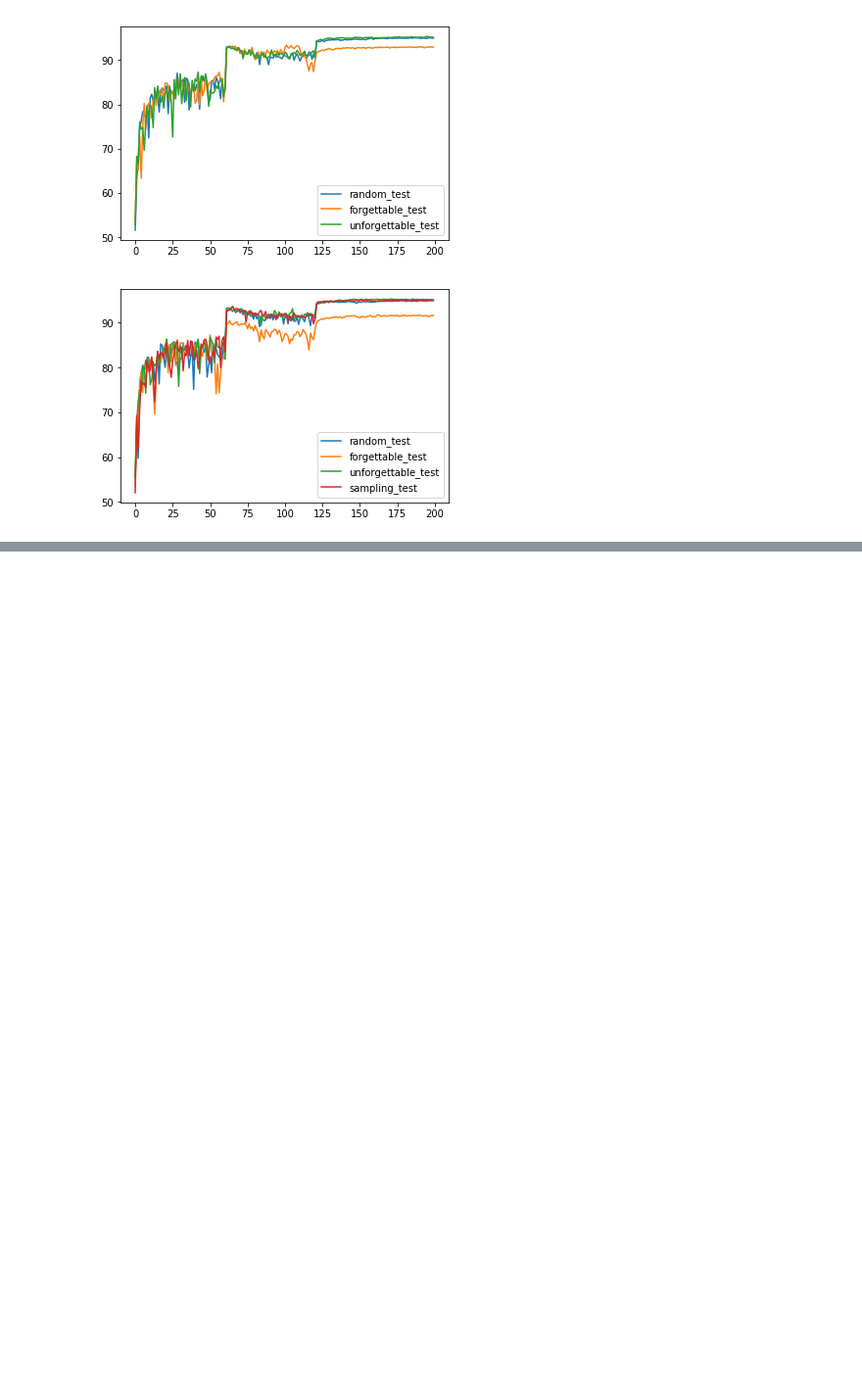
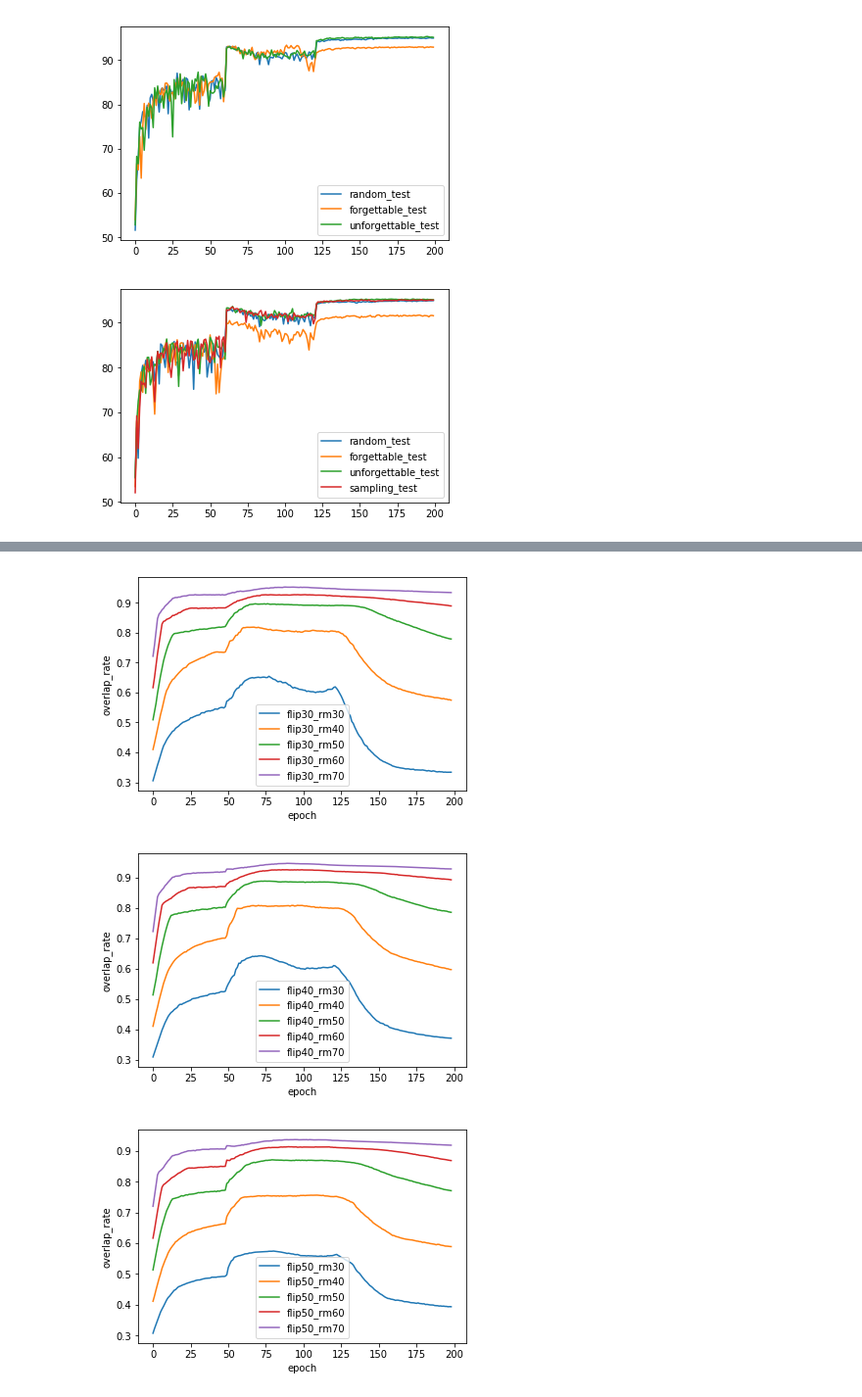
Before and after one commit to ZihengJiang/example_forgetting, a Jupyter notebook: analysis.ipynb, the cells around one changed output, grey strips where cells are left out. Shown at 98% size. Cells and saved outputs as stored; diff of their text form; code cells hidden in the pictures; blank space fills up the shorter version.

```diff
--- a/analysis.ipynb
+++ b/analysis.ipynb
@@ -222,0 +287,40 @@ train_on_noise_dataset()
+# %%
+def analyze_overlap1():
+    # analyze the overlap between removed data and flipped data
+    out_dir = './online_results'
+    fig_cnt = 0
+    num_samples = 50000
+    epochs = 200
+    for noise_percent in [30, 40, 50]:
+        fig_cnt += 1
+        plt.figure(fig_cnt)
+        for remove_percent in [30, 40, 50, 60, 70]:
+            remove_n = int(num_samples * remove_percent / 100)
+            stats = get_stats(out_dir, noise_percent_labels=noise_percent, remove_percent=remove_percent, remove_strategy='unforgettable')
+            flipped = get_flipped_data(out_dir, noise_percent_labels=noise_percent, remove_percent=remove_percent, remove_strategy='unforgettable')
+
+            counting = []
+            for idx in range(num_samples):
+                acc = np.array(stats[idx][1]) # (200, )
+                events = (acc[1:] - acc[:-1]) == -1
+                cnt = np.cumsum(events)
+                counting.append(cnt)
+            counting = np.stack(counting, axis=1)
+            rates = []
+            for epoch in range(counting.shape[0]):
+                cnt = counting[epoch]
+                removed = np.argsort(cnt)[:remove_n]
+                rate = len(np.intersect1d(removed, flipped)) / len(flipped)
+                rates.append(rate)
+            plt.xlabel('epoch')
+            plt.ylabel('overlap_rate')
+            plt.plot(rates,label='_'.join(['flip' + str(noise_percent), 'rm' + str(remove_percent)]))
+        plt.legend()
+        plt.show()
+
+
+analyze_overlap1()
+# %% [output]
+[figure, added]
+[figure, added]
+[figure, added]
```
Also changed, not shown: parts of 13 cells of this notebook, 22 other files.
